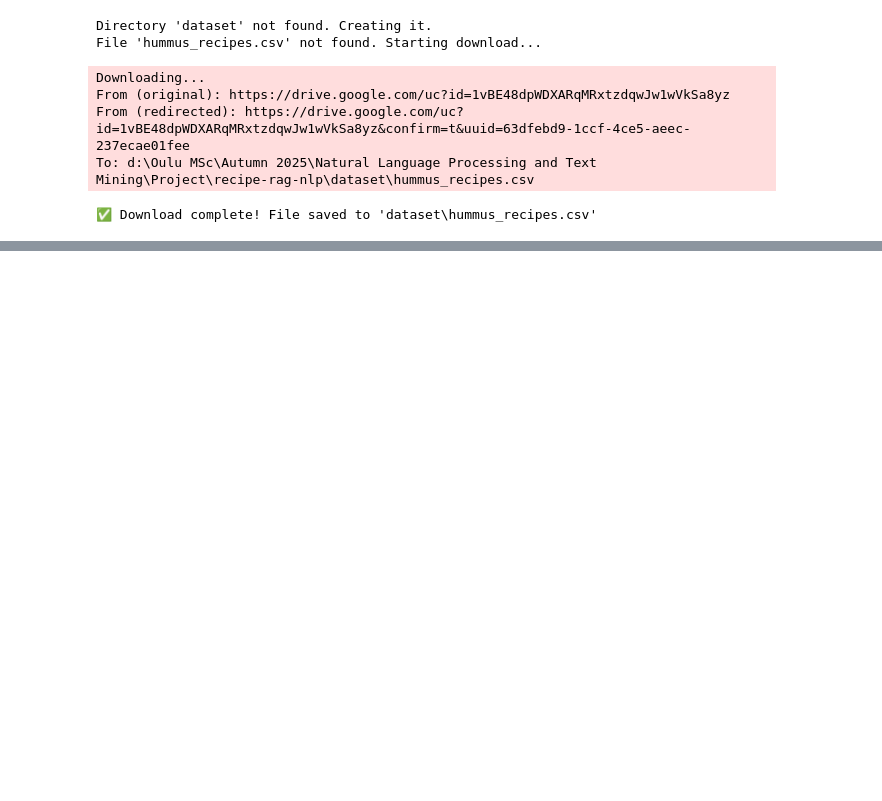
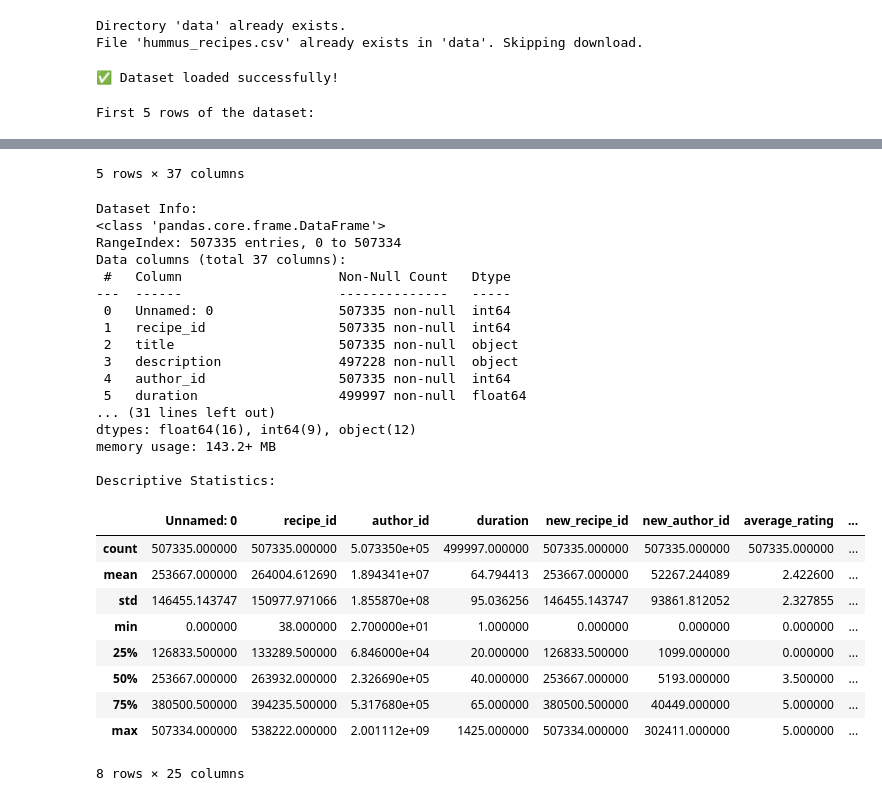
Before and after one commit to usamarq/recipe-rag-nlp, a Jupyter notebook: data_exploration.ipynb, the cells around one changed output, grey strips where cells are left out. Cells and saved outputs as stored; diff of their text form; code cells hidden in the pictures; blank space fills up the shorter version.

Commit message:
Initial Data Exploration

```diff
--- a/data_exploration.ipynb
+++ b/data_exploration.ipynb
@@ -7,7 +7,7 @@ import gdown
 url = 'https://drive.google.com/uc?id=1vBE48dpWDXARqMRxtzdqwJw1wVkSa8yz'
 
 # Define the folder and filename for the output
-output_folder = 'dataset'
+output_folder = 'data'
 file_name = 'hummus_recipes.csv'
 destination_path = os.path.join(output_folder, file_name)
 
@@ -27,10 +27,35 @@ if not os.path.exists(destination_path):
 else:
     print(f"File '{file_name}' already exists in '{output_folder}'. Skipping download.")
 # %% [output]
-Directory 'dataset' not found. Creating it.
-File 'hummus_recipes.csv' not found. Starting download...
+Directory 'data' already exists.
+File 'hummus_recipes.csv' already exists in 'data'. Skipping download.
-Downloading...
-From (original): https://drive.google.com/uc?id=1vBE48dpWDXARqMRxtzdqwJw1wVkSa8yz
-From (redirected): https://drive.google.com/uc?id=1vBE48dpWDXARqMRxtzdqwJw1wVkSa8yz&confirm=t&uuid=63dfebd9-1ccf-4ce5-aeec-237ecae01fee
-To: d:\Oulu MSc\Autumn 2025\Natural Language Processing and Text Mining\Project\recipe-rag-nlp\dataset\hummus_recipes.csv
-✅ Download complete! File saved to 'dataset\hummus_recipes.csv'
+# %%
+import pandas as pd
+import matplotlib.pyplot as plt
+import seaborn as sns
+
+# Set a visually pleasing style for the plots
+sns.set_style('whitegrid')
+plt.rcParams['figure.figsize'] = (12, 6)
+
+# Load the dataset
+file_path = 'data/hummus_recipes.csv'
+df = pd.read_csv(file_path)
+
+print("✅ Dataset loaded successfully!")
+# %% [output]
+✅ Dataset loaded successfully!
+# %%
+# Display the first 5 rows to see the columns and sample data
+print("First 5 rows of the dataset:")
+display(df.head())
+
+# Get a concise summary of the dataframe (column types, non-null counts)
+print("\nDataset Info:")
+df.info()
+
+# Get descriptive statistics for numerical columns
+print("\nDescriptive Statistics:")
+display(df.describe())
+# %% [output]
+First 5 rows of the dataset:
@@ -36,0 +68,28 @@ To: d:\Oulu MSc\Autumn 2025\Natural Language Processing and Text Mining\Project\
+5 rows × 37 columns
+Dataset Info:
+<class 'pandas.core.frame.DataFrame'>
+RangeIndex: 507335 entries, 0 to 507334
+Data columns (total 37 columns):
+ #   Column                    Non-Null Count   Dtype
+---  ------                    --------------   -----
+ 0   Unnamed: 0                507335 non-null  int64
+ 1   recipe_id                 507335 non-null  int64
+ 2   title                     507335 non-null  object
+ 3   description               497228 non-null  object
+ 4   author_id                 507335 non-null  int64
+ 5   duration                  499997 non-null  float64
+... (31 lines left out)
+dtypes: float64(16), int64(9), object(12)
+memory usage: 143.2+ MB
+
+Descriptive Statistics:
+|  | Unnamed: 0 | recipe_id | author_id | duration | new_recipe_id | new_author_id | average_rating | ... |
+| count | 507335.000000 | 507335.000000 | 5.073350e+05 | 499997.000000 | 507335.000000 | 507335.000000 | 507335.000000 | ... |
+| mean | 253667.000000 | 264004.612690 | 1.894341e+07 | 64.794413 | 253667.000000 | 52267.244089 | 2.422600 | ... |
+| std | 146455.143747 | 150977.971066 | 1.855870e+08 | 95.036256 | 146455.143747 | 93861.812052 | 2.327855 | ... |
+| min | 0.000000 | 38.000000 | 2.700000e+01 | 1.000000 | 0.000000 | 0.000000 | 0.000000 | ... |
+| 25% | 126833.500000 | 133289.500000 | 6.846000e+04 | 20.000000 | 126833.500000 | 1099.000000 | 0.000000 | ... |
+| 50% | 253667.000000 | 263932.000000 | 2.326690e+05 | 40.000000 | 253667.000000 | 5193.000000 | 3.500000 | ... |
+| 75% | 380500.500000 | 394235.500000 | 5.317680e+05 | 65.000000 | 380500.500000 | 40449.000000 | 5.000000 | ... |
+| max | 507334.000000 | 538222.000000 | 2.001112e+09 | 1425.000000 | 507334.000000 | 302411.000000 | 5.000000 | ... |
+8 rows × 25 columns
```
Also changed, not shown: parts of 2 cells of this notebook.
